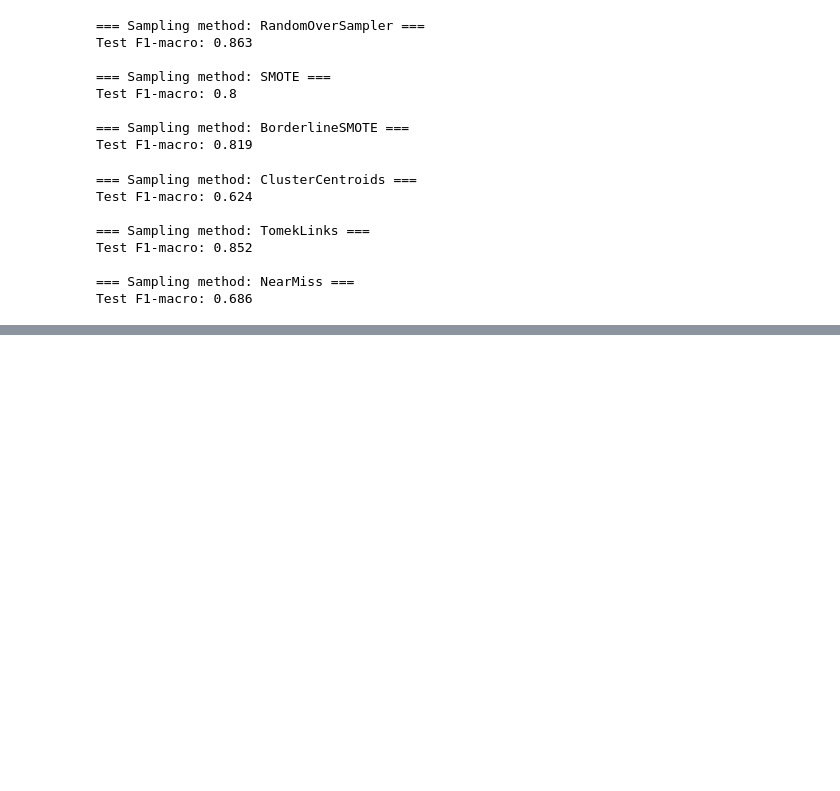
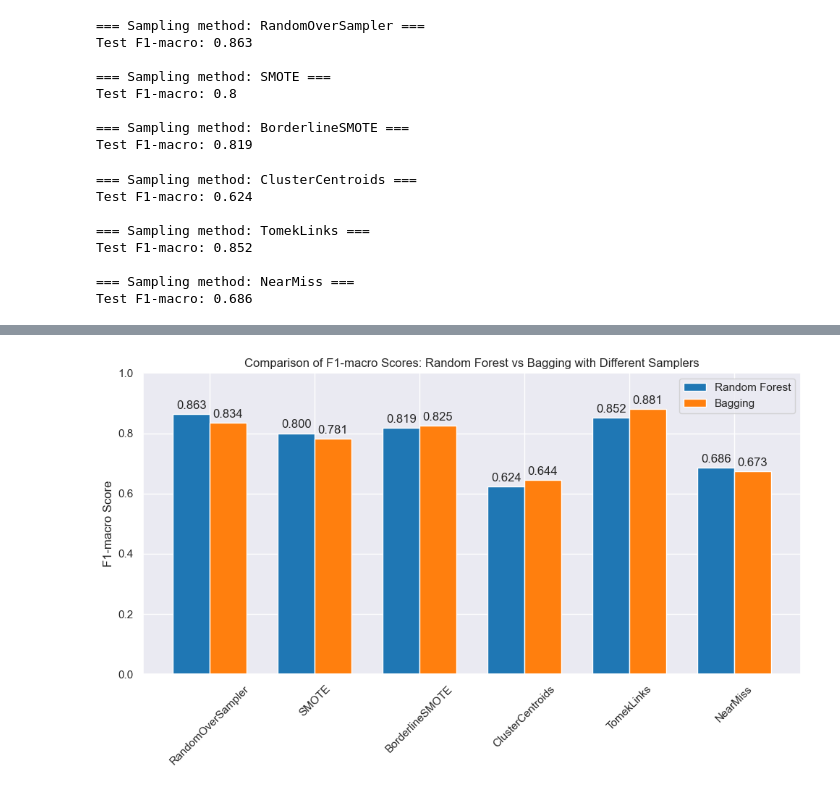
Before and after one commit to nayana-sisil/predictive-maintenance-ml, a Jupyter notebook: Predictive_maintaince.ipynb, the cells around one changed output, grey strips where cells are left out. Drawn from its saved outputs; the diff is of its cells as text; code cells hidden in the pictures; blank space fills up the shorter version.

```diff
--- a/Predictive_maintaince.ipynb
+++ b/Predictive_maintaince.ipynb
@@ -848,0 +932,34 @@ Test F1-macro: 0.686
+# %%
+samplers = ['RandomOverSampler', 'SMOTE', 'BorderlineSMOTE', 'ClusterCentroids', 'TomekLinks', 'NearMiss']
+
+rf_scores = [0.863, 0.800, 0.819, 0.624, 0.852, 0.686]
+bagging_scores = [0.834, 0.781, 0.825, 0.644, 0.881, 0.673]
+
+x = np.arange(len(samplers))
+width = 0.35
+
+fig, ax = plt.subplots(figsize=(10,6))
+
+rects1 = ax.bar(x - width/2, rf_scores, width, label='Random Forest', color='#1f77b4')
+rects2 = ax.bar(x + width/2, bagging_scores, width, label='Bagging', color='#ff7f0e')
+
+ax.set_ylabel('F1-macro Score')
+ax.set_title('Comparison of F1-macro Scores: Random Forest vs Bagging with Different Samplers')
+ax.set_xticks(x)
+ax.set_xticklabels(samplers, rotation=45)
+ax.set_ylim(0, 1)
+ax.legend()
+
+for rects in [rects1, rects2]:
+    for rect in rects:
+        height = rect.get_height()
+        ax.annotate(f'{height:.3f}',
+                    xy=(rect.get_x() + rect.get_width() / 2, height),
+                    xytext=(0, 3),
+                    textcoords="offset points",
+                    ha='center', va='bottom')
+
+plt.tight_layout()
+plt.show()
+# %% [output]
+[figure, added]
```
Also changed, not shown: parts of 7 cells of this notebook.
